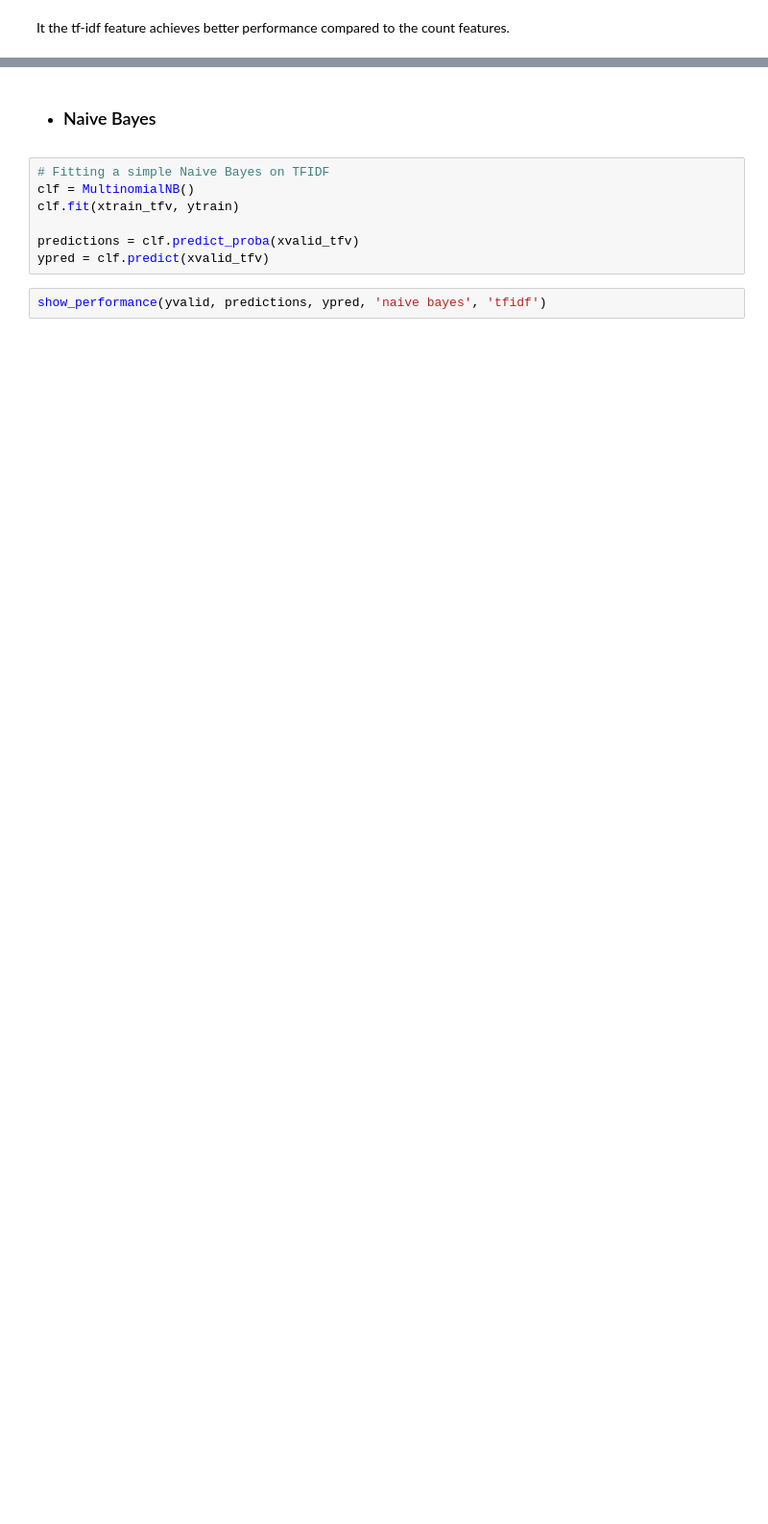
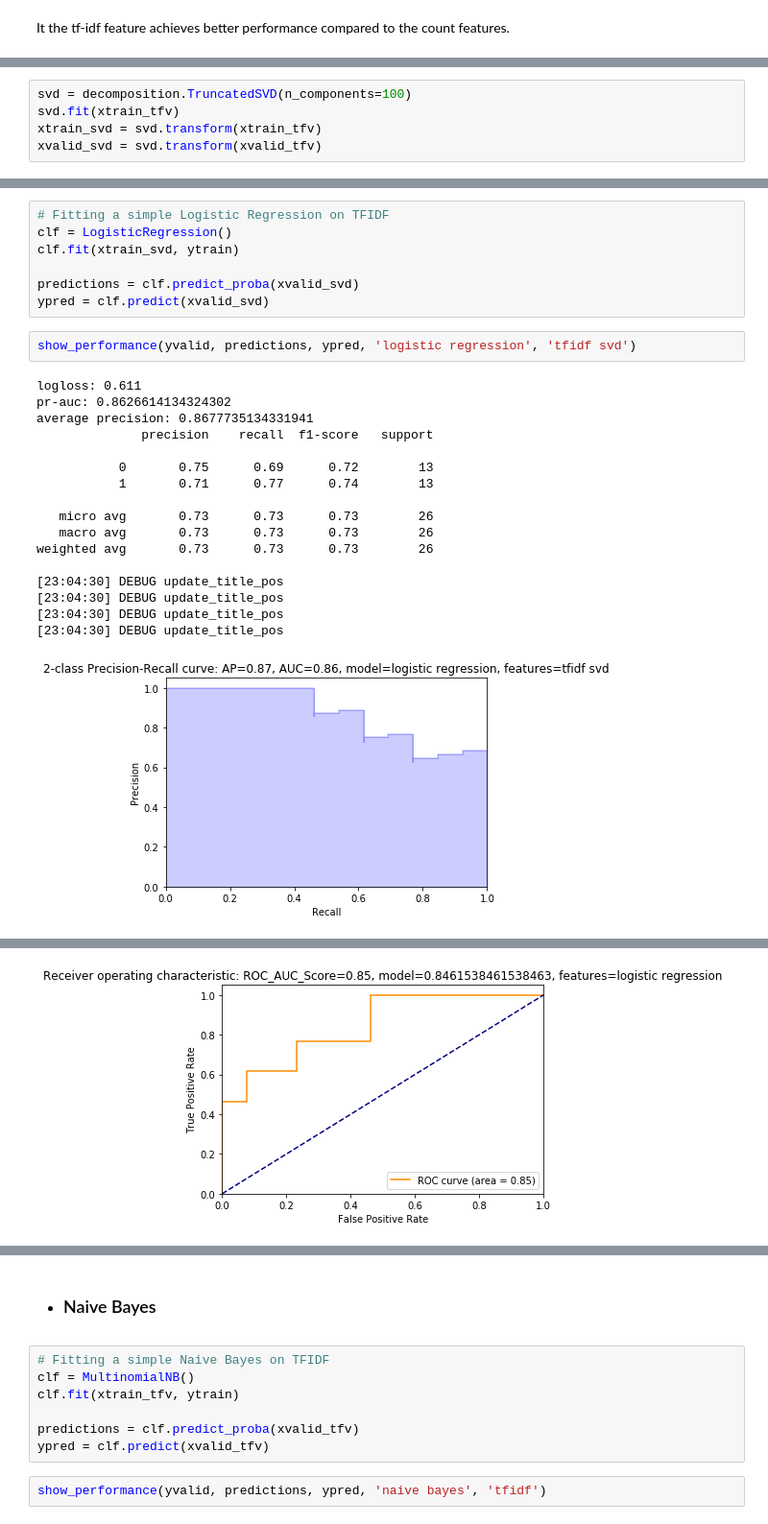
Before and after one commit to ck-unifr/german-wings-airline-challenge, a Jupyter notebook: german-wings-review.ipynb, the cells around one changed output, grey strips where cells are left out. Shown: that part at 96% size. Drawn from its saved outputs; the diff is of its cells as text; blank space fills up the shorter version.

```diff
--- a/german-wings-review.ipynb
+++ b/german-wings-review.ipynb
@@ -1342,0 +1348,5 @@ It the tf-idf feature achieves better performance compared to the count features
+# %%
+svd = decomposition.TruncatedSVD(n_components=100)
+svd.fit(xtrain_tfv)
+xtrain_svd = svd.transform(xtrain_tfv)
+xvalid_svd = svd.transform(xvalid_tfv)
@@ -1342,0 +1361,27 @@ It the tf-idf feature achieves better performance compared to the count features
+# %%
+# Fitting a simple Logistic Regression on TFIDF
+clf = LogisticRegression()
+clf.fit(xtrain_svd, ytrain)
+
+predictions = clf.predict_proba(xvalid_svd)
+ypred = clf.predict(xvalid_svd)
+# %%
+show_performance(yvalid, predictions, ypred, 'logistic regression', 'tfidf svd')
+# %% [output]
+logloss: 0.611
+pr-auc: 0.8626614134324302
+average precision: 0.8677735134331941
+              precision    recall  f1-score   support
+
+           0       0.75      0.69      0.72        13
+           1       0.71      0.77      0.74        13
+
+   micro avg       0.73      0.73      0.73        26
+   macro avg       0.73      0.73      0.73        26
+weighted avg       0.73      0.73      0.73        26
+
+[23:04:30] DEBUG update_title_pos
+[23:04:30] DEBUG update_title_pos
+[23:04:30] DEBUG update_title_pos
+[23:04:30] DEBUG update_title_pos
+[figure, added]
@@ -1342,0 +1392 @@ It the tf-idf feature achieves better performance compared to the count features
+[figure, added]
```
Also changed, not shown: parts of 60 cells of this notebook, 1 other file.
